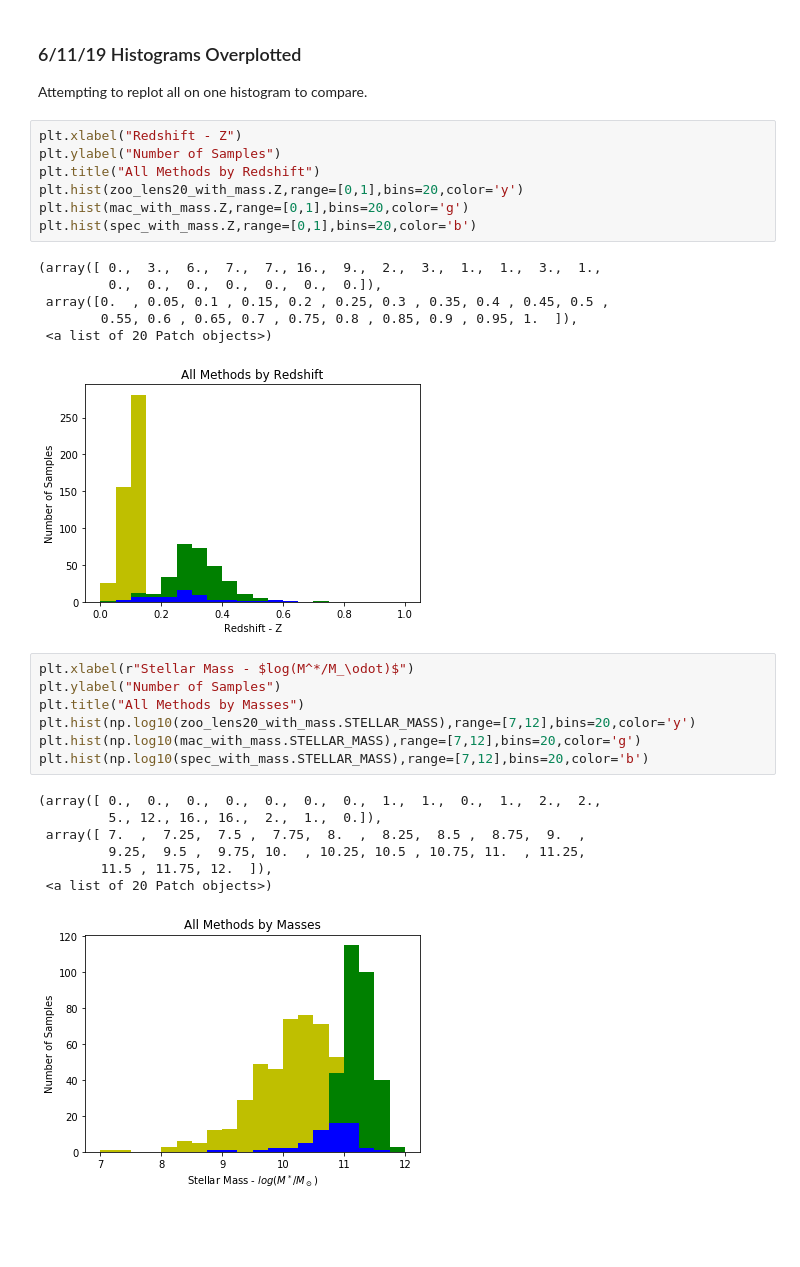
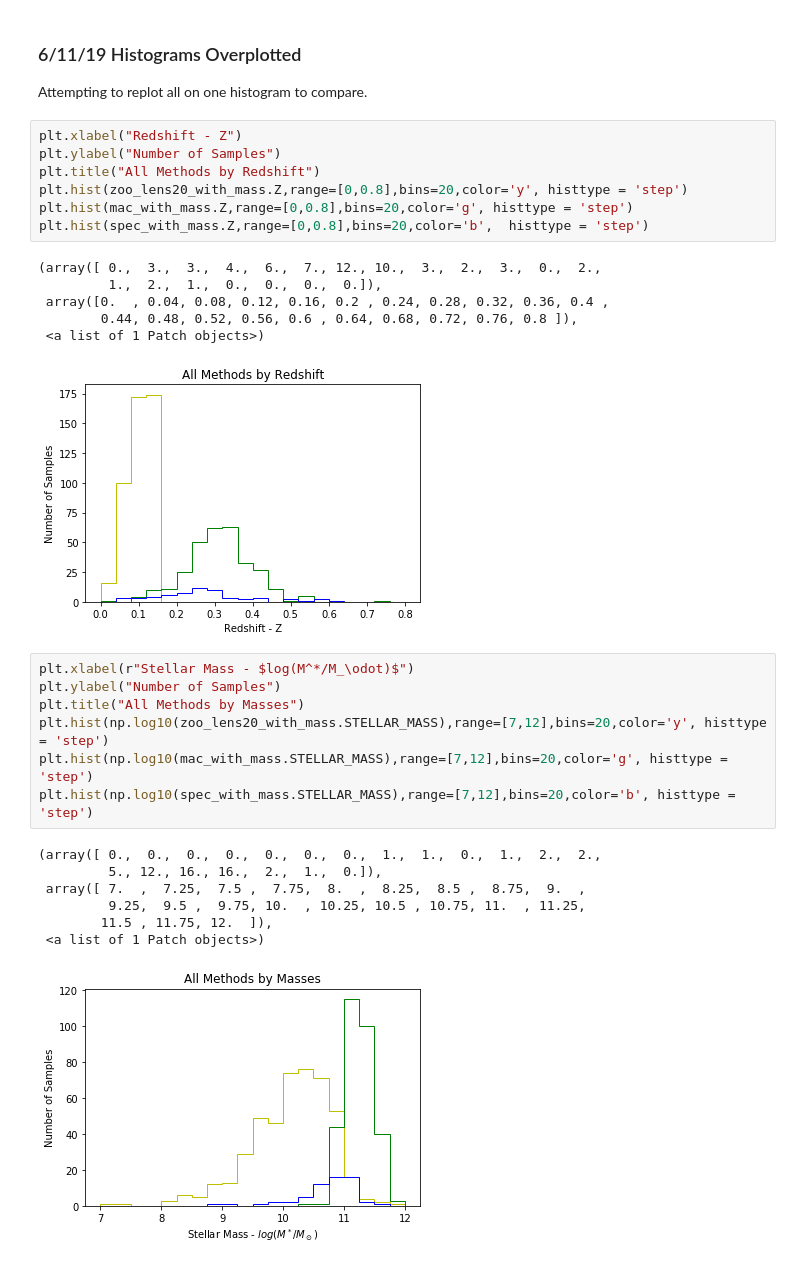
Before and after one commit to shawnknabel/lens_methods, a Jupyter notebook: Shawn Knabel - Gravitational Lensing Notebook - Concise.ipynb, the cells around one changed output. Drawn from its saved outputs; the diff is of its cells as text; blank space fills up the shorter version.

Commit message:
Updates to Lensing Notebook Concise including several new plots

```diff
--- a/Shawn Knabel - Gravitational Lensing Notebook - Concise.ipynb
+++ b/Shawn Knabel - Gravitational Lensing Notebook - Concise.ipynb
@@ -591,28 +653,28 @@ Attempting to replot all on one histogram to compare.
 plt.xlabel("Redshift - Z")
 plt.ylabel("Number of Samples")
 plt.title("All Methods by Redshift")
-plt.hist(zoo_lens20_with_mass.Z,range=[0,1],bins=20,color='y')
-plt.hist(mac_with_mass.Z,range=[0,1],bins=20,color='g')
-plt.hist(spec_with_mass.Z,range=[0,1],bins=20,color='b')
+plt.hist(zoo_lens20_with_mass.Z,range=[0,0.8],bins=20,color='y', histtype = 'step')
+plt.hist(mac_with_mass.Z,range=[0,0.8],bins=20,color='g', histtype = 'step')
+plt.hist(spec_with_mass.Z,range=[0,0.8],bins=20,color='b',  histtype = 'step')
 # %% [output]
-(array([ 0.,  3.,  6.,  7.,  7., 16.,  9.,  2.,  3.,  1.,  1.,  3.,  1.,
-         0.,  0.,  0.,  0.,  0.,  0.,  0.]),
- array([0.  , 0.05, 0.1 , 0.15, 0.2 , 0.25, 0.3 , 0.35, 0.4 , 0.45, 0.5 ,
-        0.55, 0.6 , 0.65, 0.7 , 0.75, 0.8 , 0.85, 0.9 , 0.95, 1.  ]),
- <a list of 20 Patch objects>)
+(array([ 0.,  3.,  3.,  4.,  6.,  7., 12., 10.,  3.,  2.,  3.,  0.,  2.,
+         1.,  2.,  1.,  0.,  0.,  0.,  0.]),
+ array([0.  , 0.04, 0.08, 0.12, 0.16, 0.2 , 0.24, 0.28, 0.32, 0.36, 0.4 ,
+        0.44, 0.48, 0.52, 0.56, 0.6 , 0.64, 0.68, 0.72, 0.76, 0.8 ]),
+ <a list of 1 Patch objects>)
-[figure, old version]
+[figure, new version]
 # %%
 plt.xlabel(r"Stellar Mass - $log(M^*/M_\odot)$")
 plt.ylabel("Number of Samples")
 plt.title("All Methods by Masses")
-plt.hist(np.log10(zoo_lens20_with_mass.STELLAR_MASS),range=[7,12],bins=20,color='y')
-plt.hist(np.log10(mac_with_mass.STELLAR_MASS),range=[7,12],bins=20,color='g')
-plt.hist(np.log10(spec_with_mass.STELLAR_MASS),range=[7,12],bins=20,color='b')
+plt.hist(np.log10(zoo_lens20_with_mass.STELLAR_MASS),range=[7,12],bins=20,color='y', histtype = 'step')
+plt.hist(np.log10(mac_with_mass.STELLAR_MASS),range=[7,12],bins=20,color='g', histtype = 'step')
+plt.hist(np.log10(spec_with_mass.STELLAR_MASS),range=[7,12],bins=20,color='b', histtype = 'step')
 # %% [output]
 (array([ 0.,  0.,  0.,  0.,  0.,  0.,  0.,  1.,  1.,  0.,  1.,  2.,  2.,
          5., 12., 16., 16.,  2.,  1.,  0.]),
  array([ 7.  ,  7.25,  7.5 ,  7.75,  8.  ,  8.25,  8.5 ,  8.75,  9.  ,
          9.25,  9.5 ,  9.75, 10.  , 10.25, 10.5 , 10.75, 11.  , 11.25,
         11.5 , 11.75, 12.  ]),
- <a list of 20 Patch objects>)
+ <a list of 1 Patch objects>)
-[figure, old version]
+[figure, new version]
```
Also changed, not shown: parts of 10 cells of this notebook, 17 other files.
